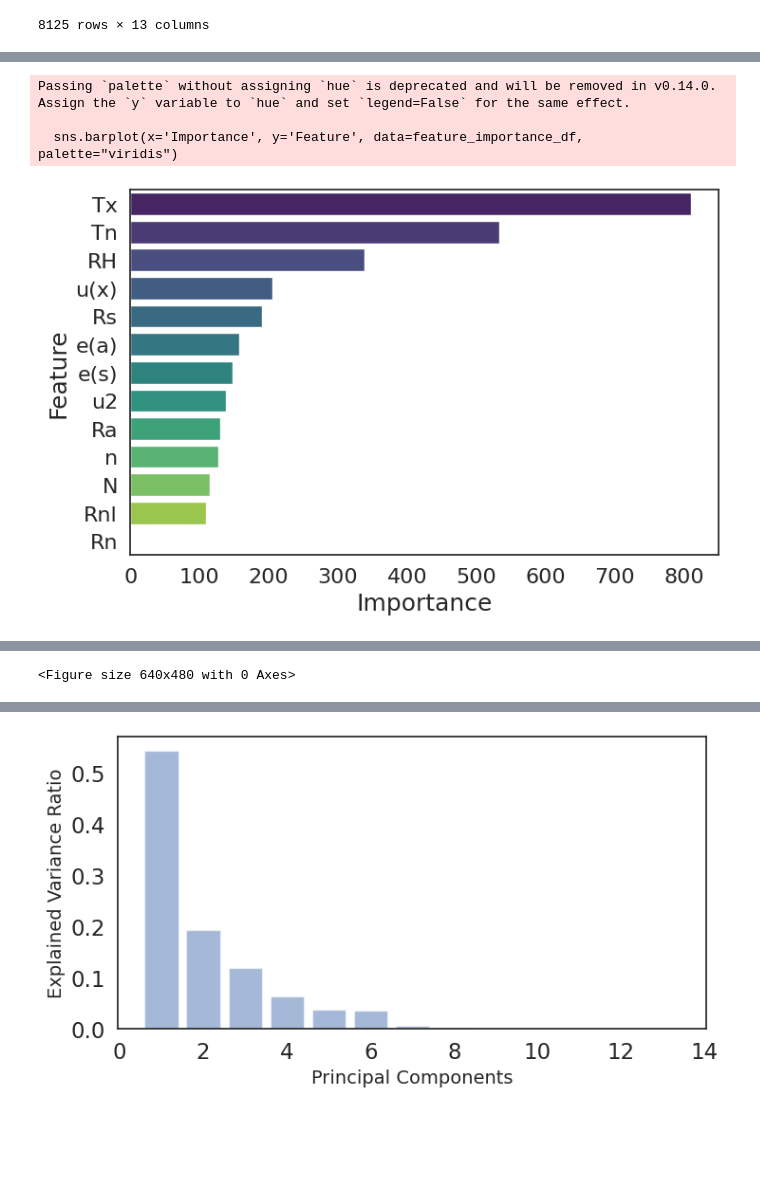
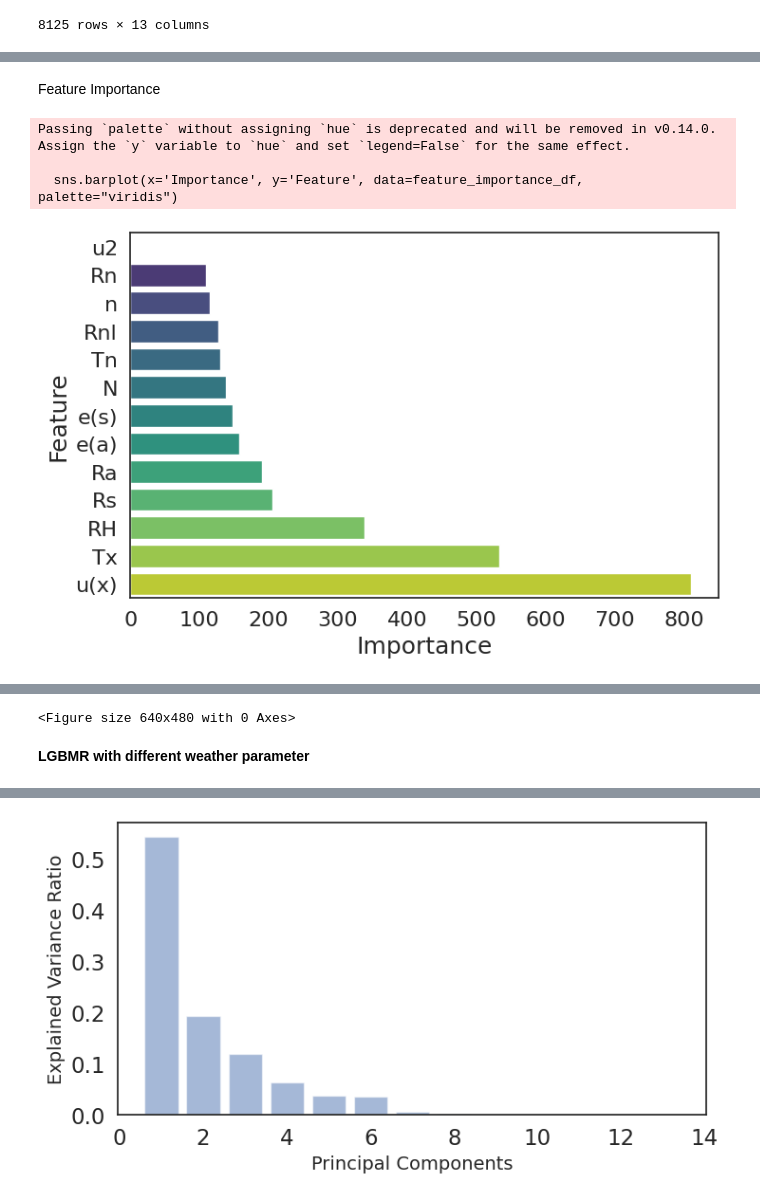
Before and after one commit to rabnawaz172/ET, a Jupyter notebook: ET_taif.ipynb, the cells around one changed output, grey strips where cells are left out. Cells and saved outputs as stored; diff of their text form; code cells hidden in the pictures; blank space fills up the shorter version.

```diff
--- a/ET_taif.ipynb
+++ b/ET_taif.ipynb
@@ -244,34 +338,29 @@ Passing `palette` without assigning `hue` is deprecated and will be removed in v
+# %% [markdown]
+Feature Importance
 # %%
-# Get feature importance scores
-feature_importance = lgbm_model.feature_importances_
-
-# Get feature names from the original DataFrame (assuming you have it)
-feature_names = X_train.columns
-
-# Create a DataFrame to store feature importance scores
-feature_importance_df = pd.DataFrame({'Feature': feature_names, 'Importance': feature_importance})
-
-# Sort features by importance in descending order
-feature_importance_df = feature_importance_df.sort_values(by='Importance', ascending=False)
+# Sort features by importance in ascending order
+feature_importance_df = feature_importance_df.sort_values(by='Importance', ascending=True)
 
 # Plot feature importance
 plt.figure(figsize=(8, 5))
 sns.barplot(x='Importance', y='Feature', data=feature_importance_df, palette="viridis")
 
 plt.xlabel("Importance",fontsize=18)
 plt.ylabel("Feature",fontsize=18)
 plt.xticks(fontsize=16)
 plt.yticks(fontsize=16)
 plt.show()
 plt.savefig("model_features.png", dpi=300, bbox_inches="tight")
 
 # Download the saved image file from Colab
 files.download("model_features.png")
 # %% [output]
 Passing `palette` without assigning `hue` is deprecated and will be removed in v0.14.0. Assign the `y` variable to `hue` and set `legend=False` for the same effect.
 
   sns.barplot(x='Importance', y='Feature', data=feature_importance_df, palette="viridis")
-[figure, old version]
+[figure, new version]
 [interactive output not drawn]
 [interactive output not drawn]
 <Figure size 640x480 with 0 Axes>
+# %% [markdown]
+**LGBMR with different weather parameter**
```
Also changed, not shown: parts of 15 cells of this notebook.
